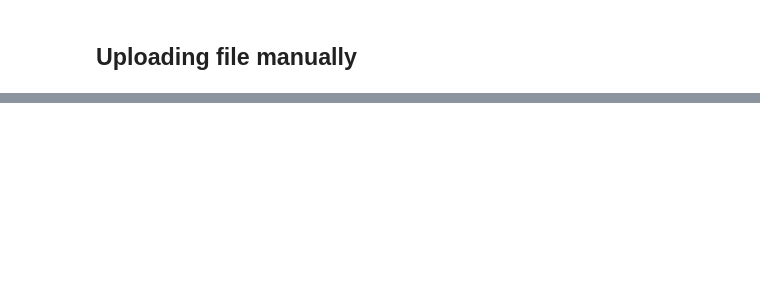
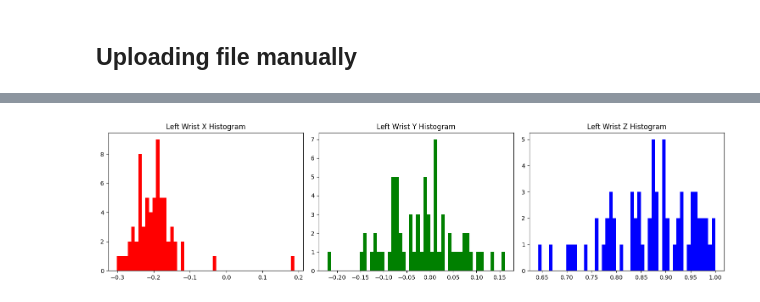
Before and after one commit to henrym105/shadow-trainer, a Jupyter notebook: 3D_Video_plotting.ipynb, the cells around one changed output, grey strips where cells are left out. Saved outputs shown, nothing was run; the diff lists cells and outputs as text; code cells hidden in the pictures; blank space fills up the shorter version.

```diff
--- a/3D_Video_plotting.ipynb
+++ b/3D_Video_plotting.ipynb
@@ -304,7 +357,7 @@ def list_and_play_mp4_from_s3(bucket_name, prefix, aws_access_key_id=None, aws_s
 
     paginator = s3.get_paginator('list_objects_v2')
     pages = paginator.paginate(Bucket=bucket_name, Prefix=prefix)
-
+    cleaned_list = []
     count = 0
     val_list = []
     prev_frames = None
@@ -318,7 +371,7 @@ def list_and_play_mp4_from_s3(bucket_name, prefix, aws_access_key_id=None, aws_s
                     with tempfile.NamedTemporaryFile(delete=False, suffix=".npy") as temp_file:
                         temp_path = temp_file.name
                     count += 1
-                    if count == 100:
+                    if count == 10:
                         break
                     try:
                         s3.download_file(bucket_name, key, temp_path)
@@ -332,14 +385,18 @@ def list_and_play_mp4_from_s3(bucket_name, prefix, aws_access_key_id=None, aws_s
                         if val_list[-1]:
                             for i in range(len(data)):
                                 data[i] = rotate_along_z(data[i], 135 - angle)
+                            data = shift_data_time(data, switch_point, max_y_pt)
+                            cleaned_list.append(data)
                             if prev_frames is not None:
                                 create_pose_overlay_video(prev_frames, data, output_video_path=output_video_path)
-                            prev_frames = data
+                                print(next)
+                            prev_frames = resample_pose_sequence(data, 300)
 
                     except:
                         print("FAILED")
     print(val_list)
     print(np.sum(val_list)/len(val_list))
+    return cleaned_list
 
 
-list_and_play_mp4_from_s3('shadow-trainer-dev', 'pose_numpy/GallenZacR','','')
+cleaned_list = list_and_play_mp4_from_s3('shadow-trainer-dev', 'pose_numpy/BieberShaneR','','')
@@ -345,0 +421,45 @@ list_and_play_mp4_from_s3('shadow-trainer-dev', 'pose_numpy/GallenZacR','','')
+# %%
+import numpy as np
+import matplotlib.pyplot as plt
+
+joint_names = [
+    "Hip", "Right Hip", "Right Knee", "Right Ankle",
+    "Left Hip", "Left Knee", "Left Ankle", "Spine",
+    "Thorax", "Neck", "Head", "Left Shoulder",
+    "Left Elbow", "Left Wrist", "Right Shoulder",
+    "Right Elbow", "Right Wrist"
+]
+
+LEFT_WRIST_INDEX = joint_names.index("Right Wrist")
+
+# Assuming cleaned_list is a list of arrays with shape (frames, 17, 3)
+x_vals, y_vals, z_vals = [], [], []
+
+for seq in cleaned_list:
+    # Get all frames of Left Wrist joint
+    lwrist_coords = seq[225:226, LEFT_WRIST_INDEX, :]  # shape: (frames, 3)
+    x_vals.extend(lwrist_coords[:, 0])
+    y_vals.extend(lwrist_coords[:, 1])
+    z_vals.extend(lwrist_coords[:, 2])
+
+# Convert to numpy arrays for histogram
+x_vals, y_vals, z_vals = map(np.array, (x_vals, y_vals, z_vals))
+
+# Plot histograms
+plt.figure(figsize=(15, 4))
+plt.subplot(1, 3, 1)
+plt.hist(x_vals, bins=50, color='red')
+plt.title('Left Wrist X Histogram')
+
+plt.subplot(1, 3, 2)
+plt.hist(y_vals, bins=50, color='green')
+plt.title('Left Wrist Y Histogram')
+
+plt.subplot(1, 3, 3)
+plt.hist(z_vals, bins=50, color='blue')
+plt.title('Left Wrist Z Histogram')
+
+plt.tight_layout()
+plt.show()
+# %% [output]
+[figure, added]
```
Also changed, not shown: parts of 9 cells of this notebook.
